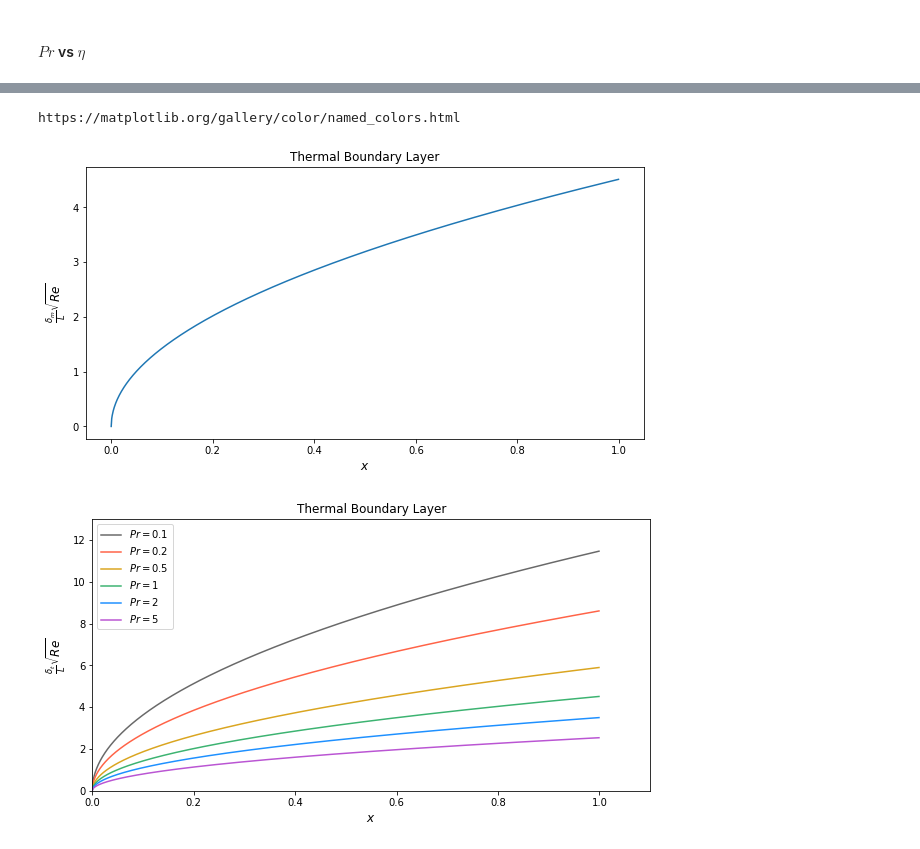
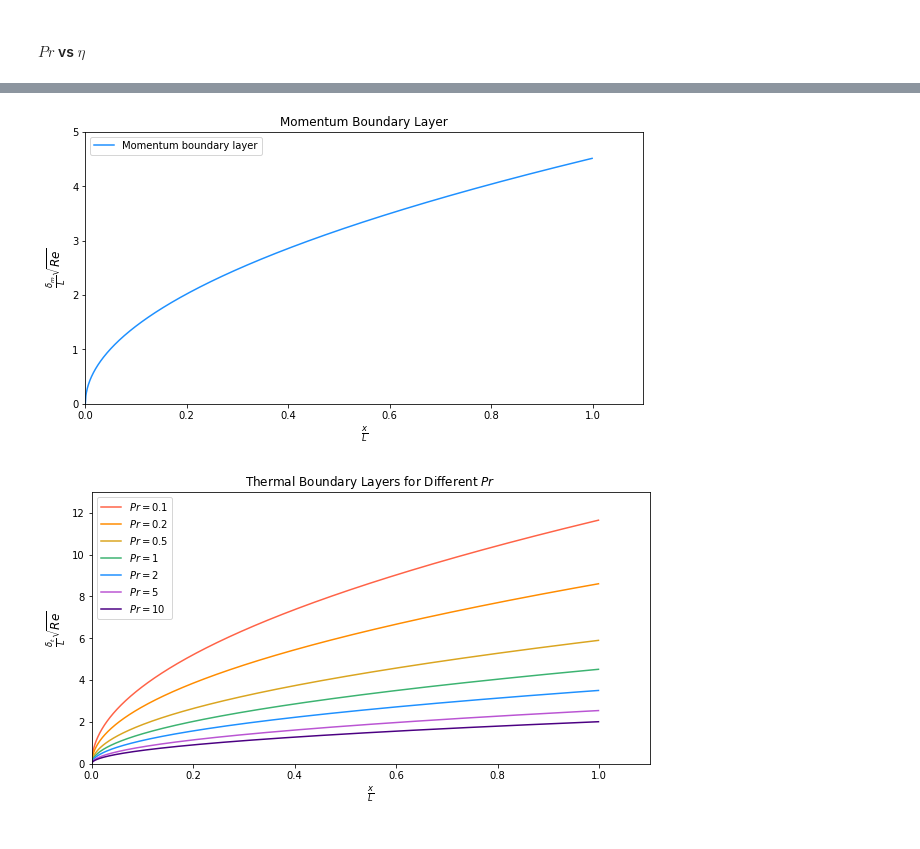
Before and after one commit to AparaV/appm-4650-project, a Jupyter notebook: code/plate.ipynb, the cells around one changed output, grey strips where cells are left out. Cells and saved outputs as stored; diff of their text form; code cells hidden in the pictures.

```diff
--- a/code/plate.ipynb
+++ b/code/plate.ipynb
@@ -105,7 +100,7 @@ def get_w2_init(tol=10e-8, isVerbose=False):
 # %% [markdown]
 #### Both $F$ and $G$
 # %%
-def get_w4_init(w2_init, Pr, tol=10e-8, isVerbose=False):
+def get_w4_init(tf, w2_init, Pr, tol=10e-8, isVerbose=False):
     # boundary value for w4'
     beta = 0
 
@@ -116,9 +111,7 @@ def get_w4_init(w2_init, Pr, tol=10e-8, isVerbose=False):
     err = tol * 10
 
     # how much do we want to integrate
-    inf = 15
     t0 = 0.0
-    tf = inf
     h = 0.1
 
     # system
@@ -167,11 +160,13 @@ def solve_system(Pr, h=0.1, tol=10e-9, inf=15):
 
 
     system = np.array([[w_1_prime], [w_2_prime], [w_3_prime], [w_4_prime], [w_5_prime]])
-    w_2_init = get_w2_init(tol)
-    w_4_init = get_w4_init(w_2_init, Pr, tol)
+    w_2_init = get_w2_init(inf, tol)
+    w_4_init = get_w4_init(inf, w_2_init, Pr, tol)
     w_0 = np.array([[0.0], [0.0], [w_2_init], [1.0], [w_4_init]])
+#     print(w_0)
 
     w_final, W, T = runge_kutta_4(system, w_0, h, t0, tf, isVerbose=False, retAll=True)
+#     print(w_final)
 
     return W, T
 # %%
@@ -260,10 +221,0 @@ print(eta_m)
-# %%
-G = []
-eta = []
-for idx, w in enumerate(W):
-    if w[3][0] >= 0.01 and w[3][0] <= 0.03:
-        eta.append(T[idx])
-        G.append(w[3][0])
-
-eta_t = lagrange_poly(G, eta, 0.02)
-print(eta_t)
@@ -305,9 +350,10 @@ Layer thinckness vs position
 #### $Pr$ vs $\eta$
 # %%
 Eta_t = []
-for p in Prs:
+infinite = [25, 25, 25, 25, 25, 10, 10]
+for idx, p in enumerate(Prs):
     Pr = p
-    W, T = solve_system(Pr=p, h=0.1, tol=10e-9, inf=15)
+    W, T = solve_system(Pr=p, h=0.1, tol=10e-9, inf=infinite[idx])
     G = []
     eta = []
     for idx, w in enumerate(W):
@@ -329,32 +377,33 @@ plt.show()
-# %%
-print("https://matplotlib.org/gallery/color/named_colors.html")
-# %% [output]
-https://matplotlib.org/gallery/color/named_colors.html
 # %%
 x = np.arange(0, 1, 0.001)
 y = eta_m*np.sqrt(x)
 plt.figure(figsize=(10,5))
-plt.plot(x,y)
-plt.title("Thermal Boundary Layer", fontsize=12)
-plt.xlabel(r"$x$", fontsize=12)
+plt.xlim(0, 1.1)
+plt.ylim(0, 5)
+plt.plot(x,y, color="dodgerblue", label="Momentum boundary layer")
+plt.title("Momentum Boundary Layer", fontsize=12)
+plt.xlabel(r"$\frac{x}{L}$", fontsize=12)
 plt.ylabel(r"$\frac{\delta_m}{L}\sqrt{Re}$", fontsize=12)
-plt.show()
+plt.legend(loc='upper left')
+# plt.show()
+plt.savefig("../plate/img/momentum-BL.png", dpi=200)
 
 plt.figure(figsize=(10,5))
-plt.title("Thermal Boundary Layer", fontsize=12)
-plt.xlabel(r"$x$", fontsize=12)
+plt.title(r"Thermal Boundary Layers for Different $Pr$", fontsize=12)
+plt.xlabel(r"$\frac{x}{L}$", fontsize=12)
 plt.ylabel(r"$\frac{\delta_t}{L}\sqrt{Re}$", fontsize=12)
 plt.xlim(0, 1.1)
 plt.ylim(0, 13)
 
 for idx, eta_t in enumerate(Eta_t):
 
     X = np.arange(0, 1, 0.001)
     Y = eta_t*np.sqrt(X)
     plt.plot(X, Y, color=colors[idx], label=r"$Pr={}$".format(Prs[idx]))
 
 plt.legend()
-plt.show()
+# plt.show()
+plt.savefig("../plate/img/thermal-BL.png", dpi=200)
 # %% [output]
-[figure, old version]
+[figure, new version]
-[figure, old version]
+[figure, new version]
```
Also changed, not shown: parts of 10 cells of this notebook, 5 other files.
